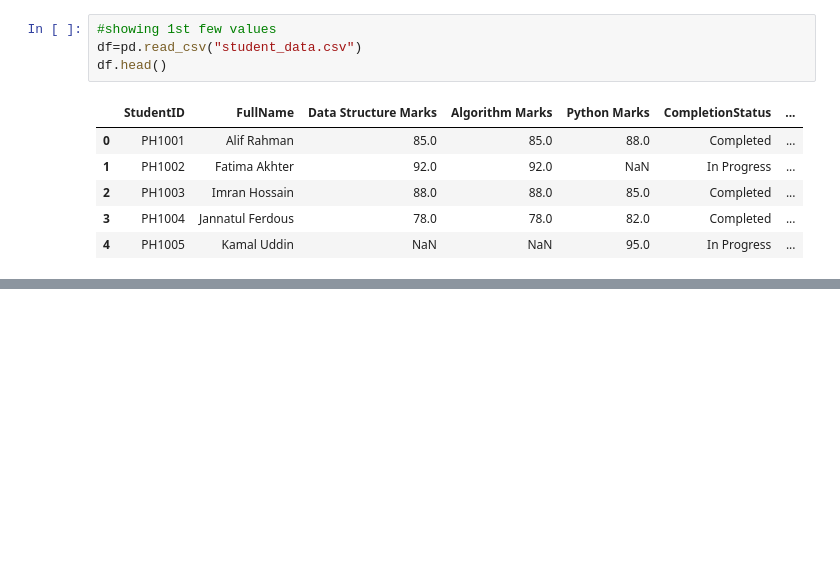
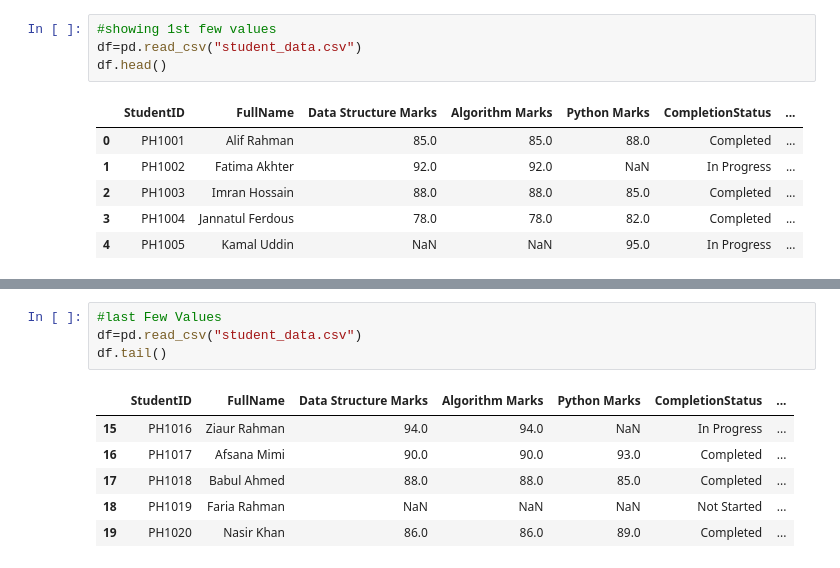
Before and after one commit to joygoswaminiloy2023-droid/AI-ML, a Jupyter notebook: Pandas.ipynb, the cells around one changed output, grey strips where cells are left out. Cells and saved outputs as stored; diff of their text form; blank space fills up the shorter version.

```diff
--- a/Pandas.ipynb
+++ b/Pandas.ipynb
@@ -167,0 +177,11 @@ df.head()
+# %%
+#last Few Values
+df=pd.read_csv("student_data.csv")
+df.tail()
+# %% [output]
+|  | StudentID | FullName | Data Structure Marks | Algorithm Marks | Python Marks | CompletionStatus | ... |
+| 15 | PH1016 | Ziaur Rahman | 94.0 | 94.0 | NaN | In Progress | ... |
+| 16 | PH1017 | Afsana Mimi | 90.0 | 90.0 | 93.0 | Completed | ... |
+| 17 | PH1018 | Babul Ahmed | 88.0 | 88.0 | 85.0 | Completed | ... |
+| 18 | PH1019 | Faria Rahman | NaN | NaN | NaN | Not Started | ... |
+| 19 | PH1020 | Nasir Khan | 86.0 | 86.0 | 89.0 | Completed | ... |
```
Also changed, not shown: parts of 6 cells of this notebook.
